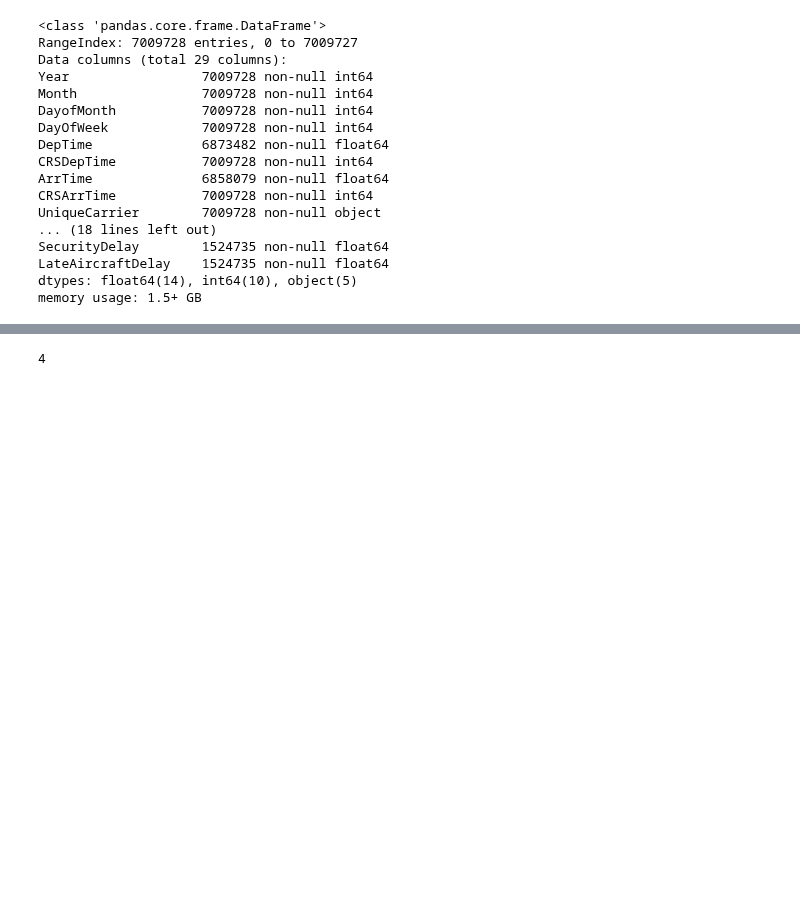
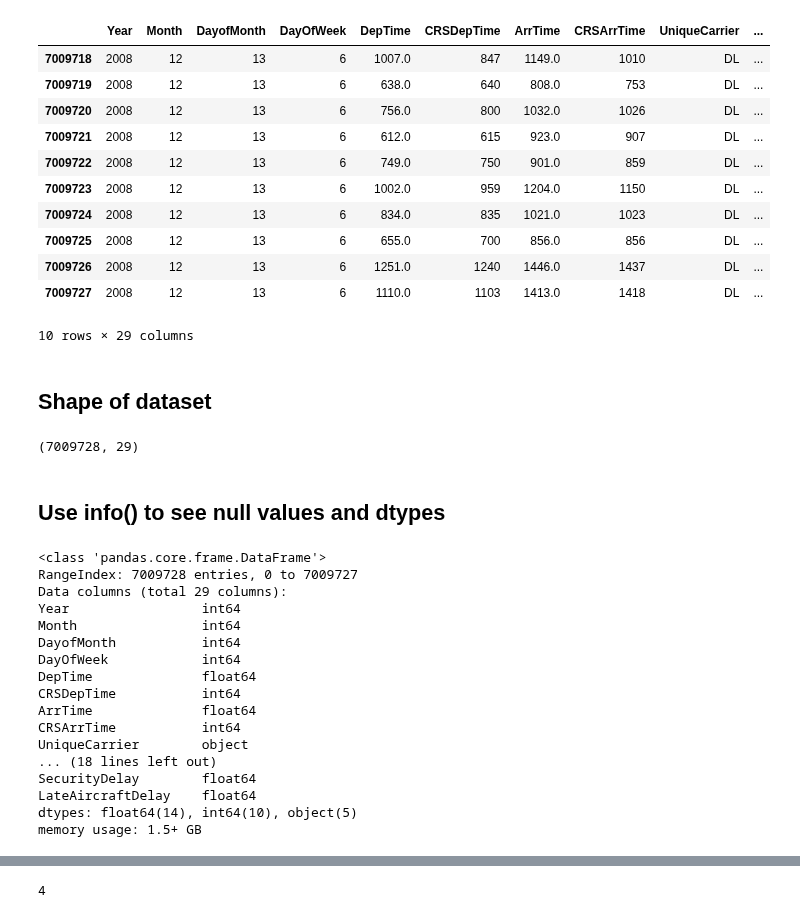
Before and after one commit to command7/exploratory_data_analysis, a Jupyter notebook: Analysis.ipynb, the cells around one changed output, grey strips where cells are left out. Cells and saved outputs as stored; diff of their text form; code cells hidden in the pictures; blank space fills up the shorter version.

```diff
--- a/Analysis.ipynb
+++ b/Analysis.ipynb
@@ -19,20 +35,43 @@ flights_data = pd.read_csv("2008.csv")
+# %%
+flights_data.tail(10)
+# %% [output]
+|  | Year | Month | DayofMonth | DayOfWeek | DepTime | CRSDepTime | ArrTime | CRSArrTime | UniqueCarrier | ... |
+| 7009718 | 2008 | 12 | 13 | 6 | 1007.0 | 847 | 1149.0 | 1010 | DL | ... |
+| 7009719 | 2008 | 12 | 13 | 6 | 638.0 | 640 | 808.0 | 753 | DL | ... |
+| 7009720 | 2008 | 12 | 13 | 6 | 756.0 | 800 | 1032.0 | 1026 | DL | ... |
+| 7009721 | 2008 | 12 | 13 | 6 | 612.0 | 615 | 923.0 | 907 | DL | ... |
+| 7009722 | 2008 | 12 | 13 | 6 | 749.0 | 750 | 901.0 | 859 | DL | ... |
+| 7009723 | 2008 | 12 | 13 | 6 | 1002.0 | 959 | 1204.0 | 1150 | DL | ... |
+| 7009724 | 2008 | 12 | 13 | 6 | 834.0 | 835 | 1021.0 | 1023 | DL | ... |
+| 7009725 | 2008 | 12 | 13 | 6 | 655.0 | 700 | 856.0 | 856 | DL | ... |
+| 7009726 | 2008 | 12 | 13 | 6 | 1251.0 | 1240 | 1446.0 | 1437 | DL | ... |
+| 7009727 | 2008 | 12 | 13 | 6 | 1110.0 | 1103 | 1413.0 | 1418 | DL | ... |
+10 rows × 29 columns
+# %% [markdown]
+## Shape of dataset
+# %%
+flights_data.shape
+# %% [output]
+(7009728, 29)
+# %% [markdown]
+## Use info() to see null values and dtypes
 # %%
-flights_data.info(null_counts = True)
+flights_data.info()
 # %% [output]
 <class 'pandas.core.frame.DataFrame'>
 RangeIndex: 7009728 entries, 0 to 7009727
 Data columns (total 29 columns):
-Year                 7009728 non-null int64
-Month                7009728 non-null int64
-DayofMonth           7009728 non-null int64
-DayOfWeek            7009728 non-null int64
-DepTime              6873482 non-null float64
-CRSDepTime           7009728 non-null int64
-ArrTime              6858079 non-null float64
-CRSArrTime           7009728 non-null int64
-UniqueCarrier        7009728 non-null object
+Year                 int64
+Month                int64
+DayofMonth           int64
+DayOfWeek            int64
+DepTime              float64
+CRSDepTime           int64
+ArrTime              float64
+CRSArrTime           int64
+UniqueCarrier        object
 ... (18 lines left out)
-SecurityDelay        1524735 non-null float64
-LateAircraftDelay    1524735 non-null float64
+SecurityDelay        float64
+LateAircraftDelay    float64
 dtypes: float64(14), int64(10), object(5)
 memory usage: 1.5+ GB
```
Also changed, not shown: parts of 23 cells of this notebook.
